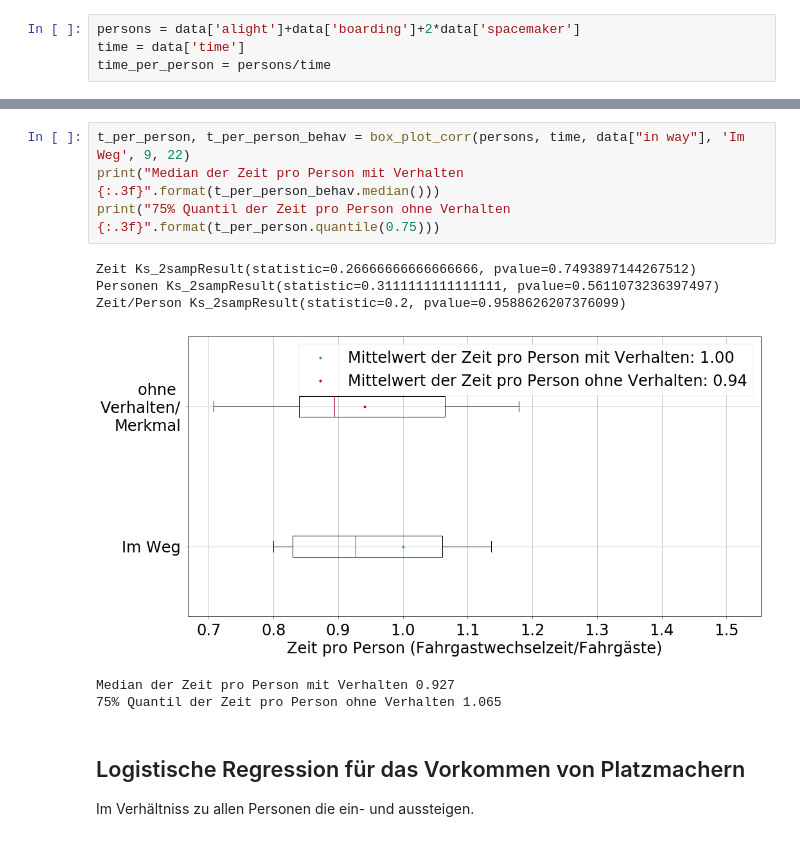
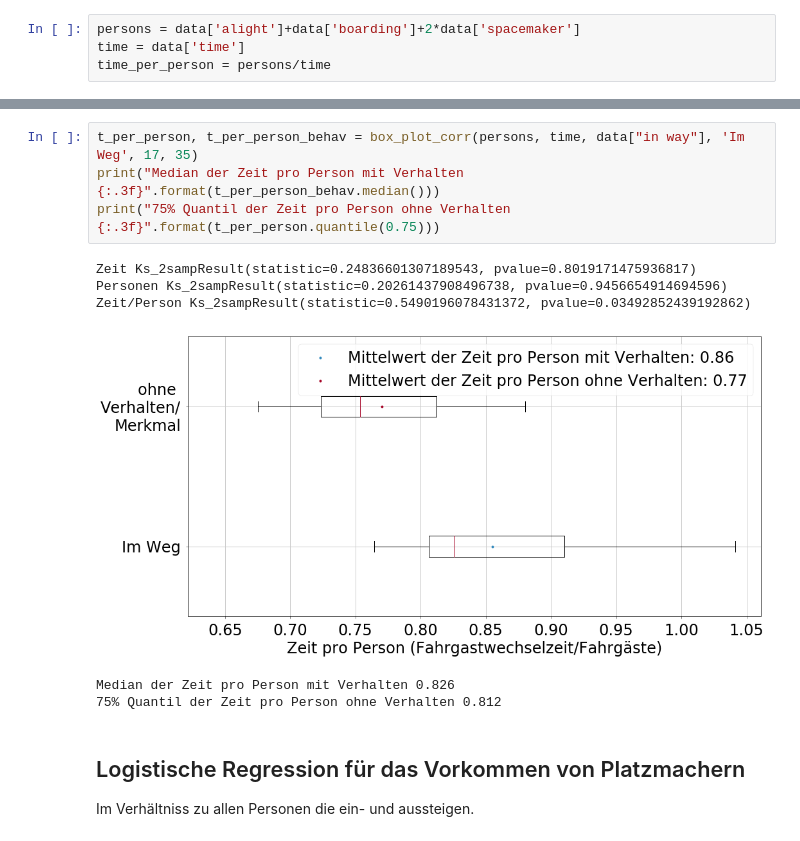
Before and after one commit to AlexandraMayer/Bachelorarbeit, a Jupyter notebook: Tabellen_Notebooks/Behavior.ipynb, the cells around one changed output, grey strips where cells are left out. Cells and saved outputs as stored; diff of their text form.

```diff
--- a/Tabellen_Notebooks/Behavior.ipynb
+++ b/Tabellen_Notebooks/Behavior.ipynb
@@ -221,14 +230,14 @@ Median der Zeit pro Person mit Verhalten 0.942
 # %%
-t_per_person, t_per_person_behav = box_plot_corr(persons, time, data["in way"], 'Im Weg', 9, 22)
+t_per_person, t_per_person_behav = box_plot_corr(persons, time, data["in way"], 'Im Weg', 17, 35)
 print("Median der Zeit pro Person mit Verhalten {:.3f}".format(t_per_person_behav.median()))
 print("75% Quantil der Zeit pro Person ohne Verhalten {:.3f}".format(t_per_person.quantile(0.75)))
 # %% [output]
-Zeit Ks_2sampResult(statistic=0.26666666666666666, pvalue=0.7493897144267512)
-Personen Ks_2sampResult(statistic=0.3111111111111111, pvalue=0.5611073236397497)
-Zeit/Person Ks_2sampResult(statistic=0.2, pvalue=0.9588626207376099)
+Zeit Ks_2sampResult(statistic=0.24836601307189543, pvalue=0.8019171475936817)
+Personen Ks_2sampResult(statistic=0.20261437908496738, pvalue=0.9456654914694596)
+Zeit/Person Ks_2sampResult(statistic=0.5490196078431372, pvalue=0.03492852439192862)
-[figure, old version]
+[figure, new version]
-Median der Zeit pro Person mit Verhalten 0.927
-75% Quantil der Zeit pro Person ohne Verhalten 1.065
+Median der Zeit pro Person mit Verhalten 0.826
+75% Quantil der Zeit pro Person ohne Verhalten 0.812
 # %% [markdown]
 ## Logistische Regression für das Vorkommen von Platzmachern
 Im Verhältniss zu allen Personen die ein- und aussteigen.
```
Also changed, not shown: parts of 6 cells of this notebook, 1 other file.
